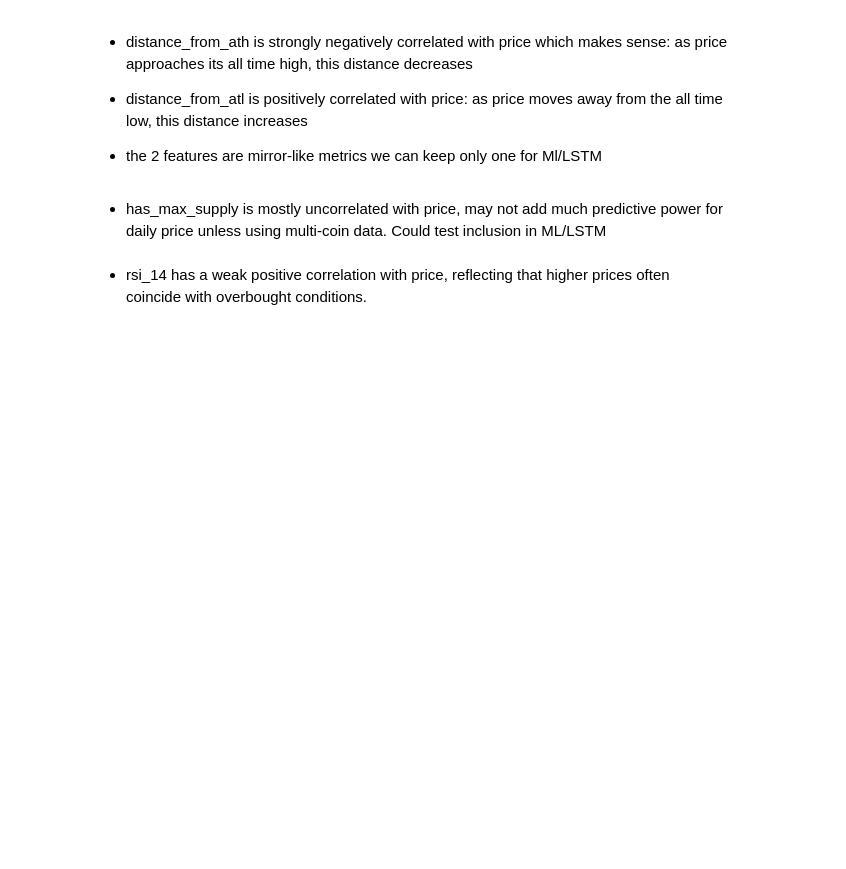
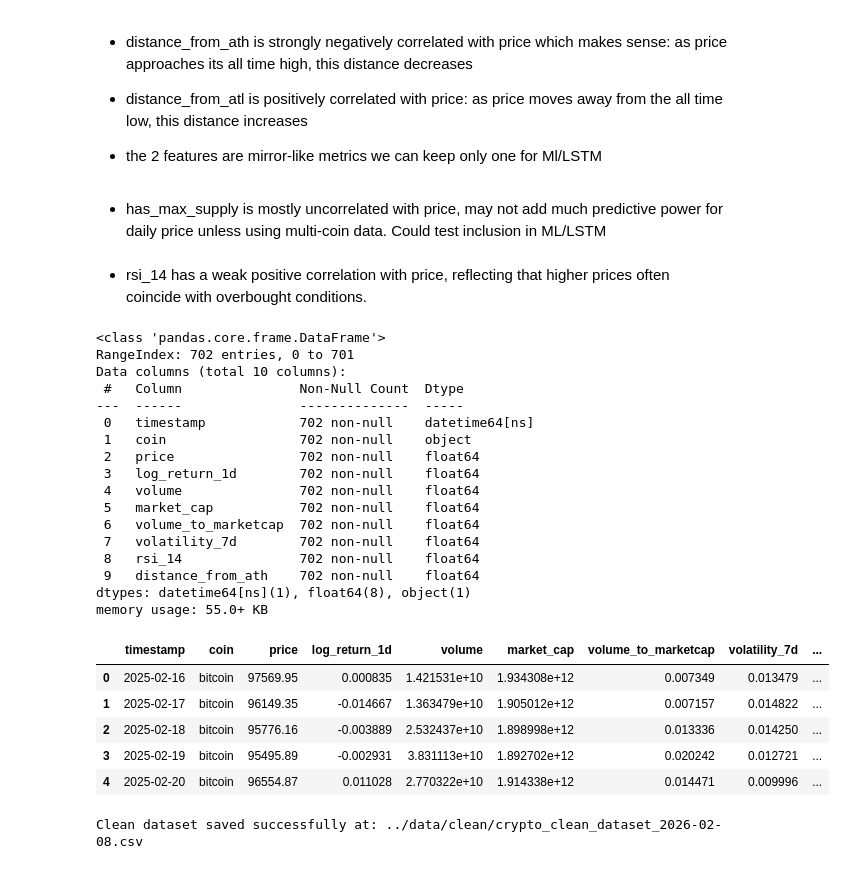
Before and after one commit to tlilimaryem7-cloud/AI-powered-cryptocurrency-market-analysis-and-decision-support-system, a Jupyter notebook: notebooks/02_eda.ipynb, the cells around one changed output. Cells and saved outputs as stored; diff of their text form; code cells hidden in the pictures; blank space fills up the shorter version.

```diff
--- a/notebooks/02_eda.ipynb
+++ b/notebooks/02_eda.ipynb
@@ -724,3 +567,64 @@ Volatility and Risk Features:
 - has_max_supply is mostly uncorrelated with price, may not add much predictive power for daily price unless using multi-coin data. Could test inclusion in ML/LSTM
 # %% [markdown]
 - rsi_14 has a weak positive correlation with price, reflecting that higher prices often coincide with overbought conditions.
+# %%
+# clean dataset (to reduce the noise we dropped the unecessary feartures according to the heatmap)
+CLEAN_COLUMNS = [
+    "timestamp",
+    "coin",
+    "price",
+    "log_return_1d",
+    "volume",
+    "market_cap",
+    "volume_to_marketcap",
+    "volatility_7d",
+    "rsi_14",
+    "distance_from_ath",
+]
+
+df_clean = df[CLEAN_COLUMNS].copy()
+
+df_clean.info()
+df_clean.head()
+# %% [output]
+<class 'pandas.core.frame.DataFrame'>
+RangeIndex: 702 entries, 0 to 701
+Data columns (total 10 columns):
+ #   Column               Non-Null Count  Dtype
+---  ------               --------------  -----
+ 0   timestamp            702 non-null    datetime64[ns]
+ 1   coin                 702 non-null    object
+ 2   price                702 non-null    float64
+ 3   log_return_1d        702 non-null    float64
+ 4   volume               702 non-null    float64
+ 5   market_cap           702 non-null    float64
+ 6   volume_to_marketcap  702 non-null    float64
+ 7   volatility_7d        702 non-null    float64
+ 8   rsi_14               702 non-null    float64
+ 9   distance_from_ath    702 non-null    float64
+dtypes: datetime64[ns](1), float64(8), object(1)
+memory usage: 55.0+ KB
+|  | timestamp | coin | price | log_return_1d | volume | market_cap | volume_to_marketcap | volatility_7d | ... |
+| 0 | 2025-02-16 | bitcoin | 97569.95 | 0.000835 | 1.421531e+10 | 1.934308e+12 | 0.007349 | 0.013479 | ... |
+| 1 | 2025-02-17 | bitcoin | 96149.35 | -0.014667 | 1.363479e+10 | 1.905012e+12 | 0.007157 | 0.014822 | ... |
+| 2 | 2025-02-18 | bitcoin | 95776.16 | -0.003889 | 2.532437e+10 | 1.898998e+12 | 0.013336 | 0.014250 | ... |
+| 3 | 2025-02-19 | bitcoin | 95495.89 | -0.002931 | 3.831113e+10 | 1.892702e+12 | 0.020242 | 0.012721 | ... |
+| 4 | 2025-02-20 | bitcoin | 96554.87 | 0.011028 | 2.770322e+10 | 1.914338e+12 | 0.014471 | 0.009996 | ... |
+# %%
+import os
+import pandas as pd
+
+# Ensure the folder exists (same as your raw data folder, or create a new one)
+CLEAN_DATA_PATH = "../data/clean"
+os.makedirs(CLEAN_DATA_PATH, exist_ok=True)
+
+# Generate a filename with date
+snapshot_date = pd.Timestamp.now().strftime("%Y-%m-%d")
+file_path = f"{CLEAN_DATA_PATH}/crypto_clean_dataset_{snapshot_date}.csv"
+
+# Save the CSV
+df_clean.to_csv(file_path, index=False)
+
+print(f"Clean dataset saved successfully at: {file_path}")
+# %% [output]
+Clean dataset saved successfully at: ../data/clean/crypto_clean_dataset_2026-02-08.csv
```
Also changed, not shown: parts of 21 cells of this notebook, 1 other file.
